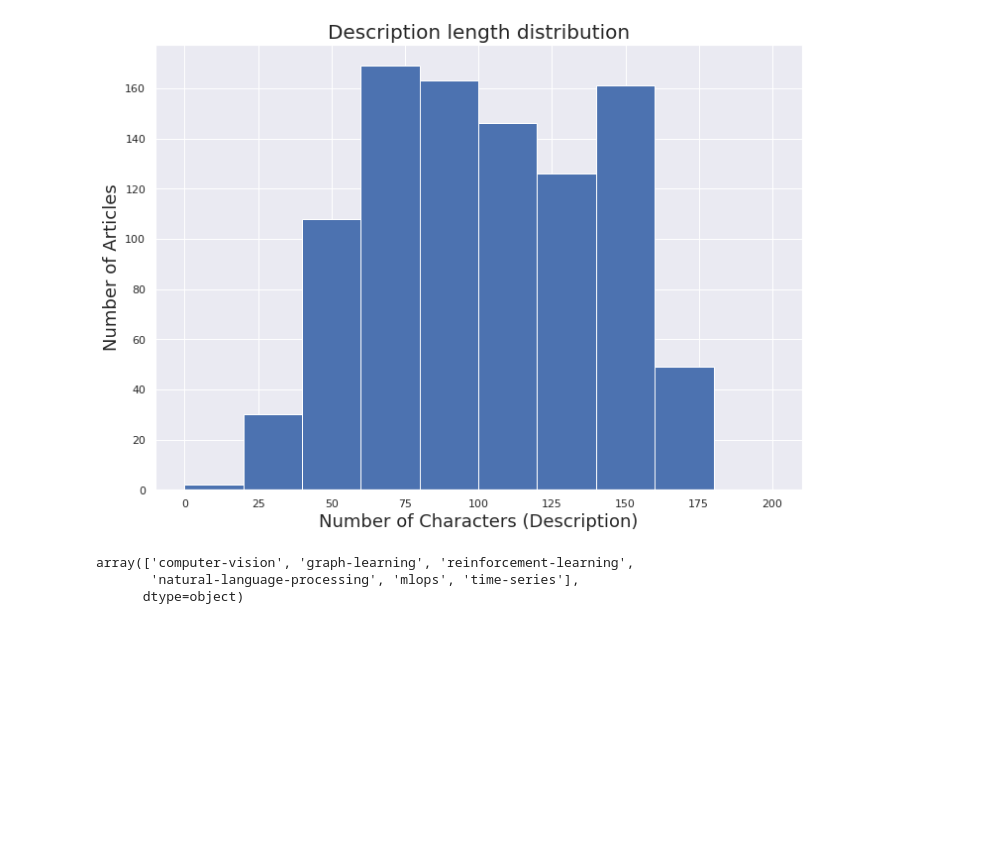
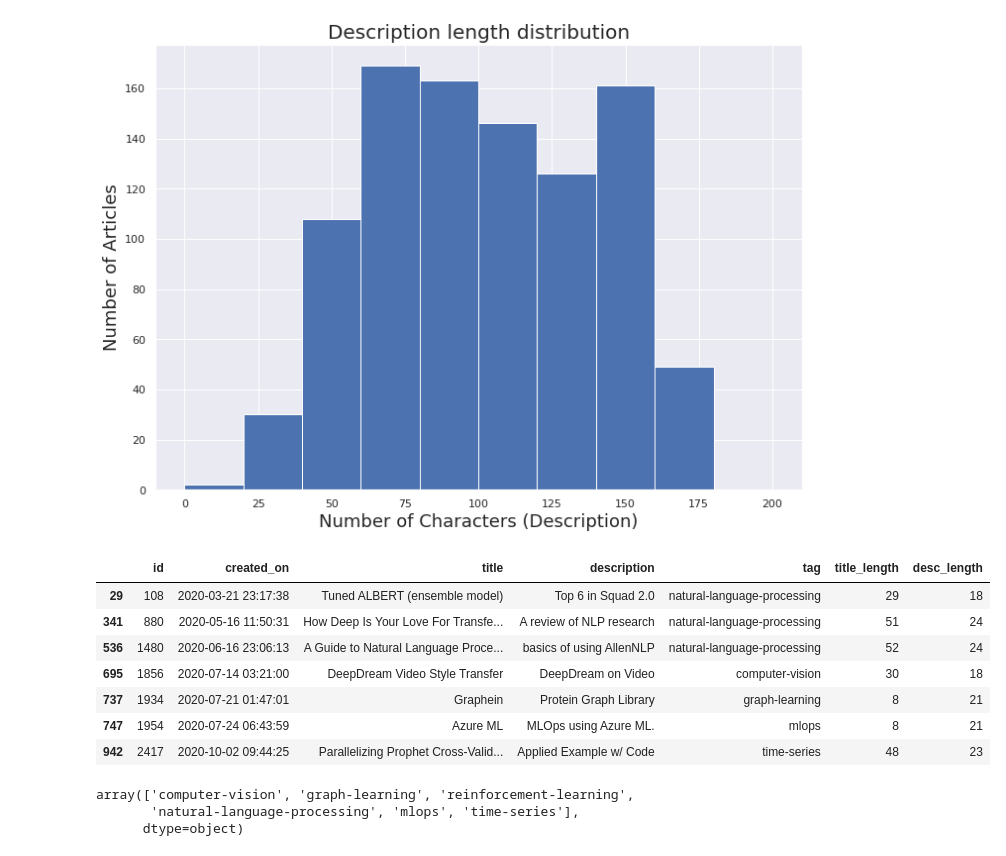
Before and after one commit to octave-ati/MLOps-Text-Classification, a Jupyter notebook: Notebook.ipynb, the cells around one changed output. Saved outputs shown, nothing was run; the diff lists cells and outputs as text; code cells hidden in the pictures; blank space fills up the shorter version.

```diff
--- a/Notebook.ipynb
+++ b/Notebook.ipynb
@@ -99,6 +99,18 @@ plt.ylabel('Number of Articles')
 plt.show()
 # %% [output]
 [figure]
+# %%
+#Let's investigate the outliers with a description below 25 characters
+df[df.desc_length < 25]
+# %% [output]
+|  | id | created_on | title | description | tag | title_length | desc_length |
+| 29 | 108 | 2020-03-21 23:17:38 | Tuned ALBERT (ensemble model) | Top 6 in Squad 2.0 | natural-language-processing | 29 | 18 |
+| 341 | 880 | 2020-05-16 11:50:31 | How Deep Is Your Love For Transfe... | A review of NLP research | natural-language-processing | 51 | 24 |
+| 536 | 1480 | 2020-06-16 23:06:13 | A Guide to Natural Language Proce... | basics of using AllenNLP | natural-language-processing | 52 | 24 |
+| 695 | 1856 | 2020-07-14 03:21:00 | DeepDream Video Style Transfer | DeepDream on Video | computer-vision | 30 | 18 |
+| 737 | 1934 | 2020-07-21 01:47:01 | Graphein | Protein Graph Library | graph-learning | 8 | 21 |
+| 747 | 1954 | 2020-07-24 06:43:59 | Azure ML | MLOps using Azure ML. | mlops | 8 | 21 |
+| 942 | 2417 | 2020-10-02 09:44:25 | Parallelizing Prophet Cross-Valid... | Applied Example w/ Code | time-series | 48 | 23 |
 # %%
 df['tag'].unique()
 # %% [output]
```
Also changed, not shown: parts of 27 cells of this notebook.
